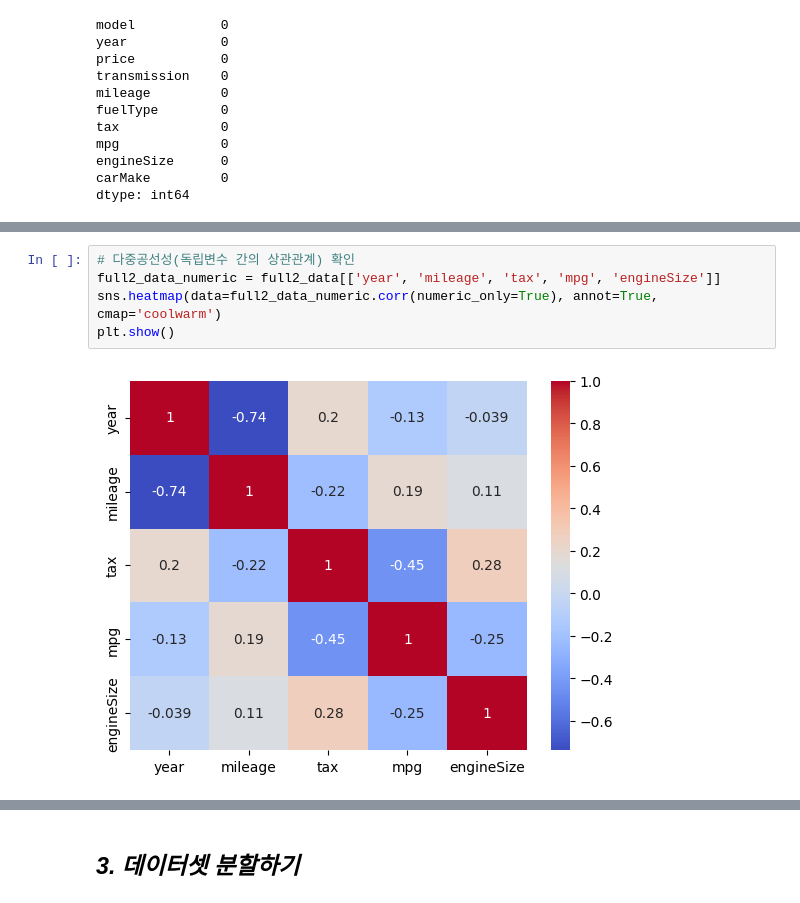
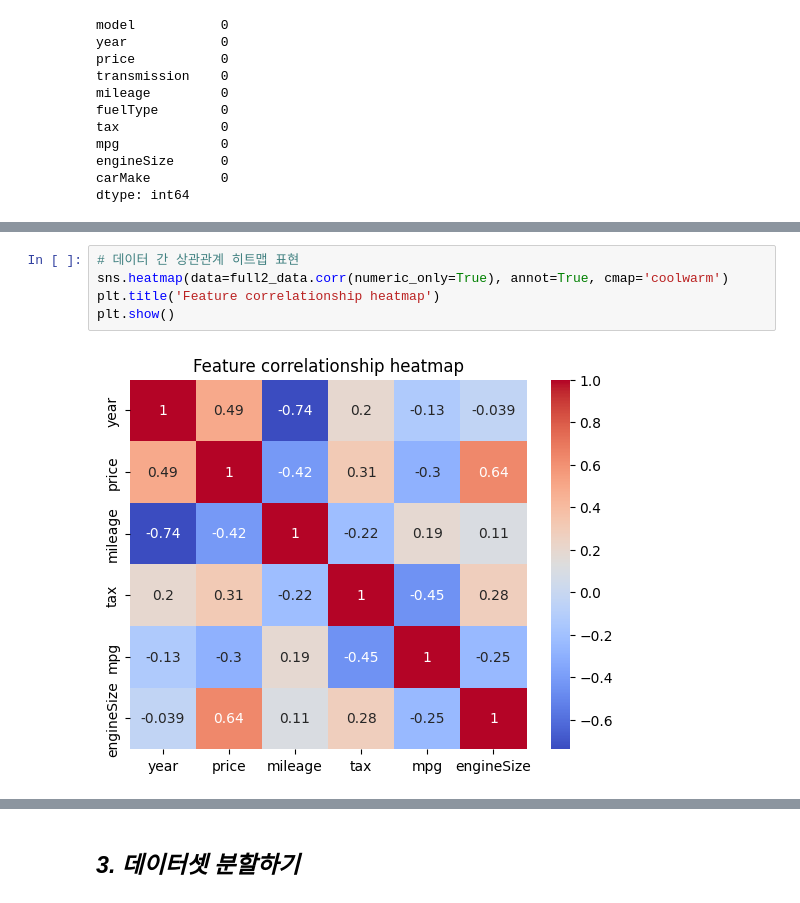
Before and after one commit to parkgunha/Chagawa_project, a Jupyter notebook: 건하_통합코드.ipynb, the cells around one changed output, grey strips where cells are left out. Cells and saved outputs as stored; diff of their text form.

```diff
--- a/건하_통합코드.ipynb
+++ b/건하_통합코드.ipynb
@@ -133,7 +155,7 @@ dtype: int64
 # %%
-# 다중공선성(독립변수 간의 상관관계) 확인
-full2_data_numeric = full2_data[['year', 'mileage', 'tax', 'mpg', 'engineSize']]
-sns.heatmap(data=full2_data_numeric.corr(numeric_only=True), annot=True, cmap='coolwarm')
+# 데이터 간 상관관계 히트맵 표현
+sns.heatmap(data=full2_data.corr(numeric_only=True), annot=True, cmap='coolwarm')
+plt.title('Feature correlationship heatmap')
 plt.show()
 # %% [output]
-[figure, old version]
+[figure, new version]
```
Also changed, not shown: parts of 4 cells of this notebook.
